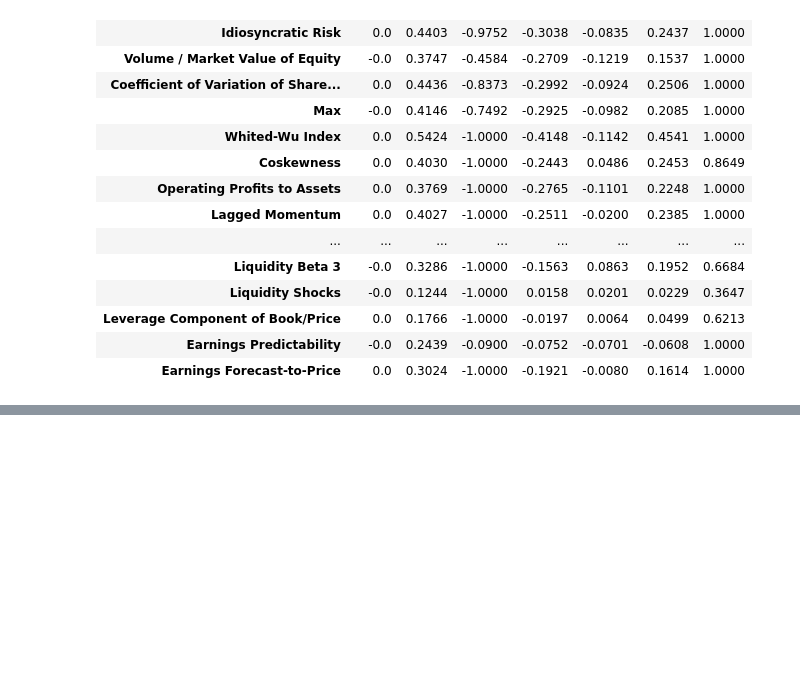
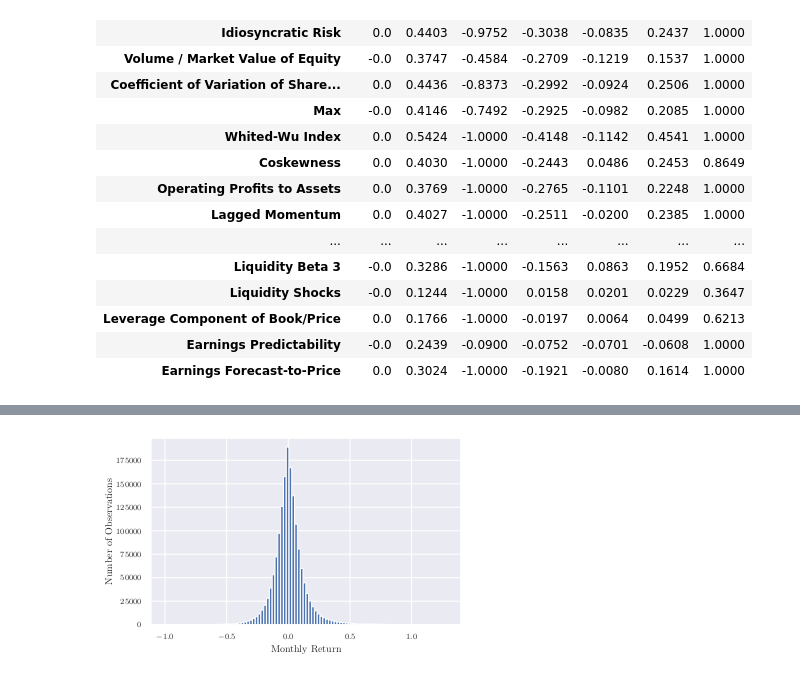
Before and after one commit to karolinachalupova/DiplomaThesis, a Jupyter notebook: figures_data.ipynb, the cells around one changed output, grey strips where cells are left out. Saved outputs shown, nothing was run; the diff lists cells and outputs as text; code cells hidden in the pictures; blank space fills up the shorter version.

```diff
--- a/figures_data.ipynb
+++ b/figures_data.ipynb
@@ -137,0 +184,4 @@ figures.tabulate_meta()
+# %%
+figures.plot_returns_histogram(r)
+# %% [output]
+[figure, added]
```
Also changed, not shown: parts of 14 cells of this notebook, 1 other file.
